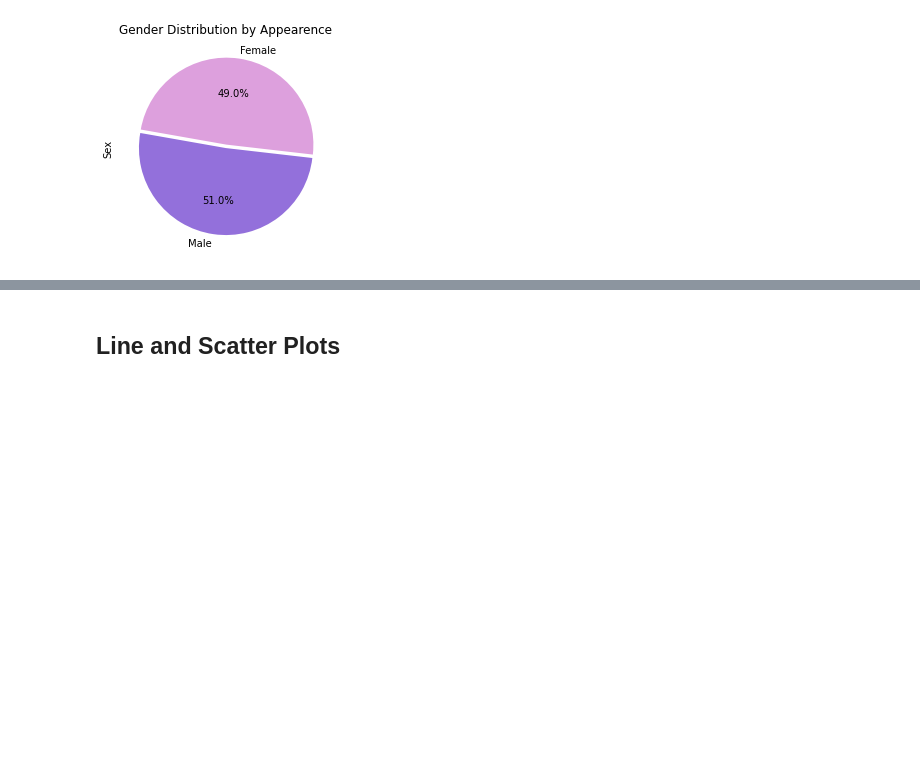
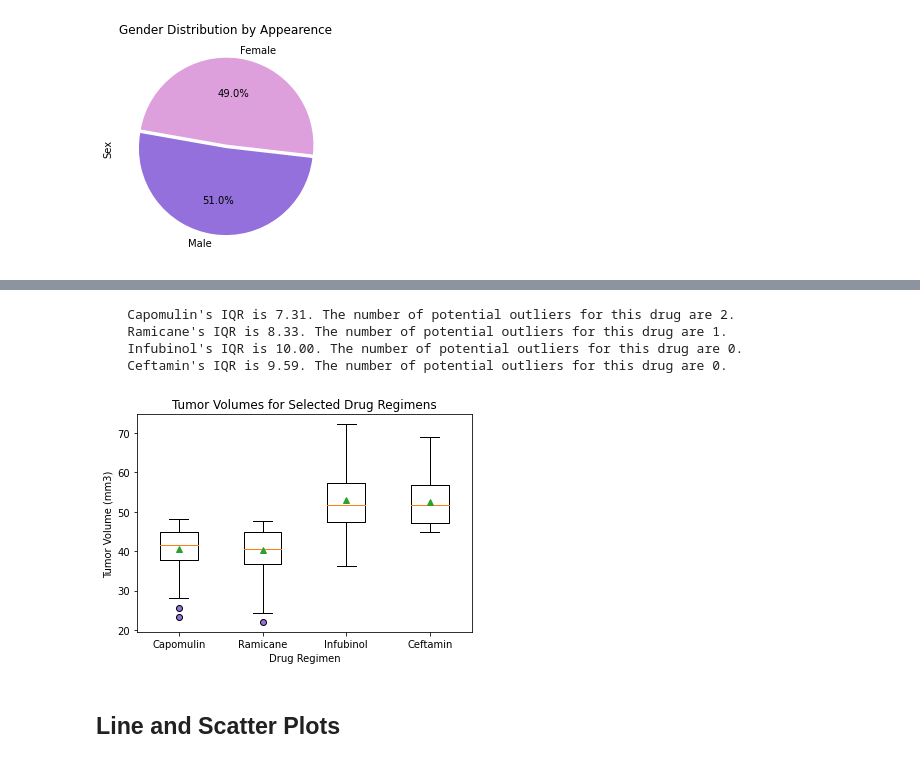
Before and after one commit to presitkaur/The-Power-of-Plots, a Jupyter notebook: Pymaceuticals.ipynb, the cells around one changed output, grey strips where cells are left out. Cells and saved outputs as stored; diff of their text form; code cells hidden in the pictures; blank space fills up the shorter version.

Commit message:
Updated: Part 4 Quartiles, Outliers and Boxplot"

```diff
--- a/Pymaceuticals.ipynb
+++ b/Pymaceuticals.ipynb
@@ -248,3 +268,47 @@ plt.show()
+# %%
+#PART 2
+
+#Create a list for the required regimens
+regimens = ['Capomulin', "Ramicane", "Infubinol", "Ceftamin"]
+
+#Create an empty list to store the tumor volumes
+tumor_vol = []
+
+#start the for loop to extract the relevant information
+for drug in regimens:
+
+    t_volume = merged_df2.loc[merged_df2['Drug Regimen']== drug, 'Tumor Volume (mm3)']
+
+    tumor_vol.append(t_volume)
+
+    quartiles = t_volume.quantile([0.25,0.5,0.75])
+    lower_quart = quartiles[0.25]
+    upper_quart = quartiles[0.75]
+    iqr = upper_quart-lower_quart
+    lower_boundary = lower_quart - (1.5*iqr)
+    upper_boundary = upper_quart + (1.5*iqr)
+    outliers = t_volume.loc[(t_volume < lower_boundary) | (t_volume > upper_boundary)].count()
+
+    #Apply formatting to the IQR so that it is easier to read
+    iqr = "{:.2f}".format(iqr)
+    print(f"    {drug}'s IQR is {iqr}. The number of potential outliers for this drug are {outliers}.")
+# %% [output]
+    Capomulin's IQR is 7.31. The number of potential outliers for this drug are 2.
+    Ramicane's IQR is 8.33. The number of potential outliers for this drug are 1.
+    Infubinol's IQR is 10.00. The number of potential outliers for this drug are 0.
+    Ceftamin's IQR is 9.59. The number of potential outliers for this drug are 0.
+# %%
+#PART 3
+
+#Create a box plot using 'plt.boxplot'. Outliers are highlighted with the "mediumpurple" colour
+outliers_colour = dict(markerfacecolor='mediumpurple')
+plt.boxplot(tumor_vol, labels=regimens, flierprops=outliers_colour, showmeans=True)
+plt.ylabel("Tumor Volume (mm3)")
+plt.xlabel("Drug Regimen")
+plt.title("Tumor Volumes for Selected Drug Regimens")
+plt.show()
+# %% [output]
+[figure, added]
 # %% [markdown]
 ## Line and Scatter Plots
 # %%
```
Also changed, not shown: parts of 7 cells of this notebook.
